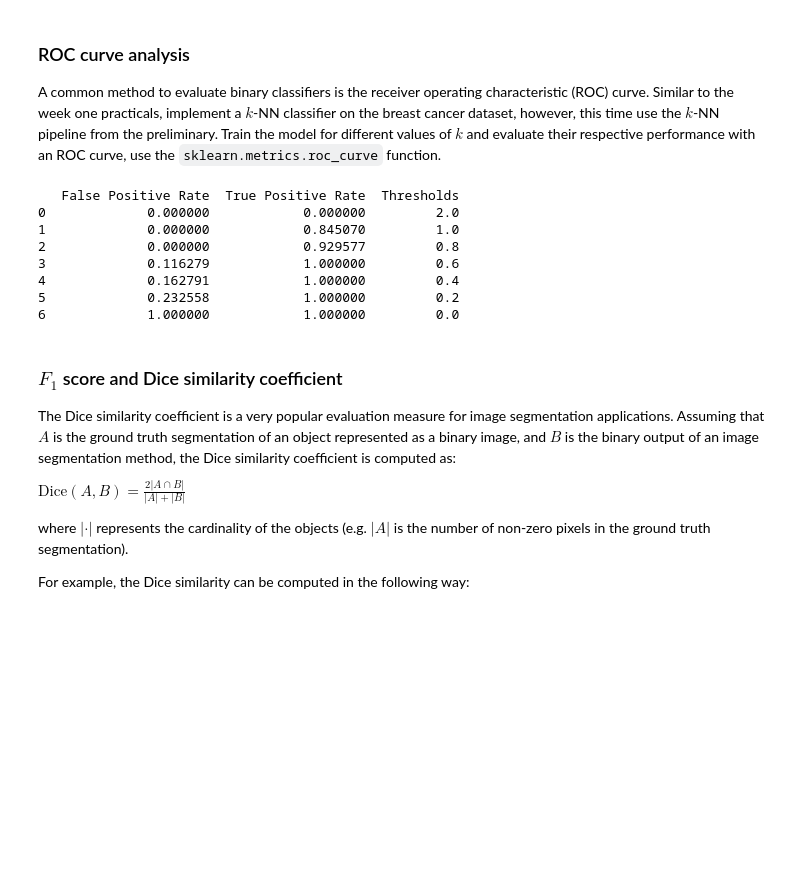
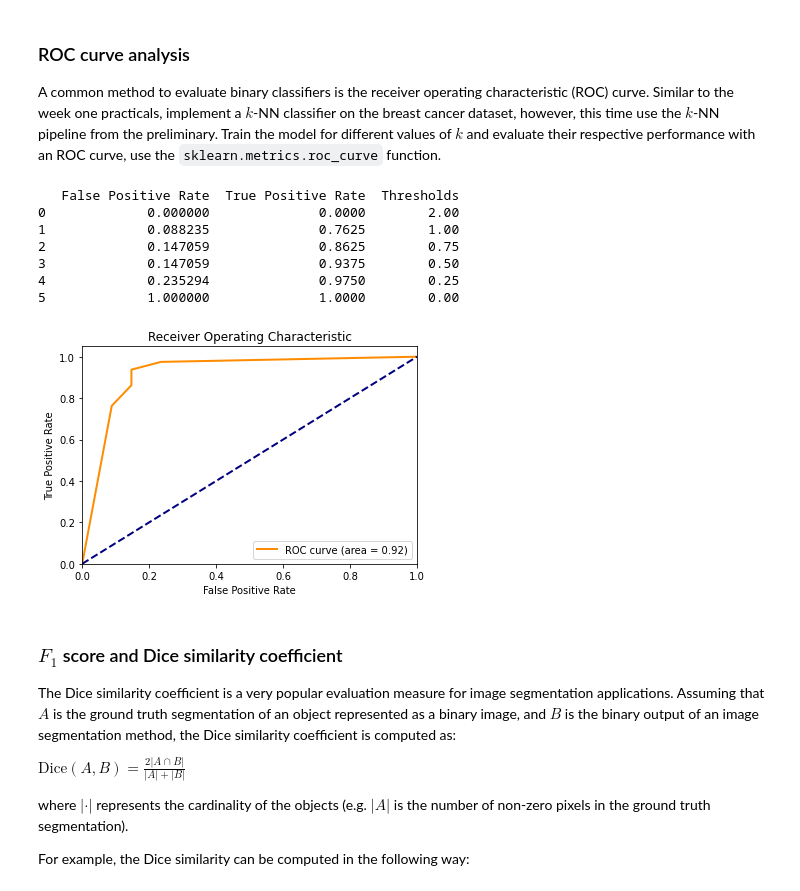
Before and after one commit to Oovian/8dm50-machine-learning, a Jupyter notebook: practicals/week_2.ipynb, the cells around one changed output. Saved outputs shown, nothing was run; the diff lists cells and outputs as text; code cells hidden in the pictures; blank space fills up the shorter version.

```diff
--- a/practicals/week_2.ipynb
+++ b/practicals/week_2.ipynb
@@ -199,7 +199,7 @@ Repeat this experiment, this time using the diabetes dataset instead of the gene
 ### ROC curve analysis
 A common method to evaluate binary classifiers is the receiver operating characteristic (ROC) curve. Similar to the week one practicals, implement a $k$-NN classifier on the breast cancer dataset, however, this time use the $k$-NN pipeline from the preliminary. Train the model for different values of $k$ and evaluate their respective performance with an ROC curve, use the `sklearn.metrics.roc_curve` function.
 # %%
-from sklearn.metrics import roc_curve
+from sklearn.metrics import roc_curve, auc
 from sklearn.model_selection import train_test_split
 import pandas as pd
 
@@ -207,9 +207,9 @@ import pandas as pd
 X = breast_cancer.data
 Y = breast_cancer.target[:, np.newaxis]
 
-X_train, X_test, y_train, y_test = train_test_split(X, Y, test_size=0.2, random_state=42)
+X_train, X_test, y_train, y_test = train_test_split(X, Y, test_size=0.2, random_state=4)
 
-k = 5
+k = 4
 model = neighbors.KNeighborsClassifier(n_neighbors=k)
 model.fit(X_train, y_train)
 prediction_prob_score = model.predict_proba(X_test)[:, 1]
@@ -220,13 +220,26 @@ df = pd.DataFrame({'False Positive Rate': fpr, 'True Positive Rate': tpr, 'Thres
 print(df)
 # %% [output]
    False Positive Rate  True Positive Rate  Thresholds
-0             0.000000            0.000000         2.0
-1             0.000000            0.845070         1.0
-2             0.000000            0.929577         0.8
-3             0.116279            1.000000         0.6
-4             0.162791            1.000000         0.4
-5             0.232558            1.000000         0.2
-6             1.000000            1.000000         0.0
+0             0.000000              0.0000        2.00
+1             0.088235              0.7625        1.00
+2             0.147059              0.8625        0.75
+3             0.147059              0.9375        0.50
+4             0.235294              0.9750        0.25
+5             1.000000              1.0000        0.00
+# %%
+roc_auc = auc(fpr, tpr)
+plt.figure()
+plt.plot(fpr, tpr, color='darkorange', lw=2, label='ROC curve (area = %0.2f)' % roc_auc)
+plt.plot([0, 1], [0, 1], color='navy', lw=2, linestyle='--')
+plt.xlim([0.0, 1.0])
+plt.ylim([0.0, 1.05])
+plt.xlabel('False Positive Rate')
+plt.ylabel('True Positive Rate')
+plt.title('Receiver Operating Characteristic')
+plt.legend(loc="lower right")
+plt.show()
+# %% [output]
+[figure, added]
 # %% [markdown]
 ### $F_1$ score and Dice similarity coefficient
 
```
